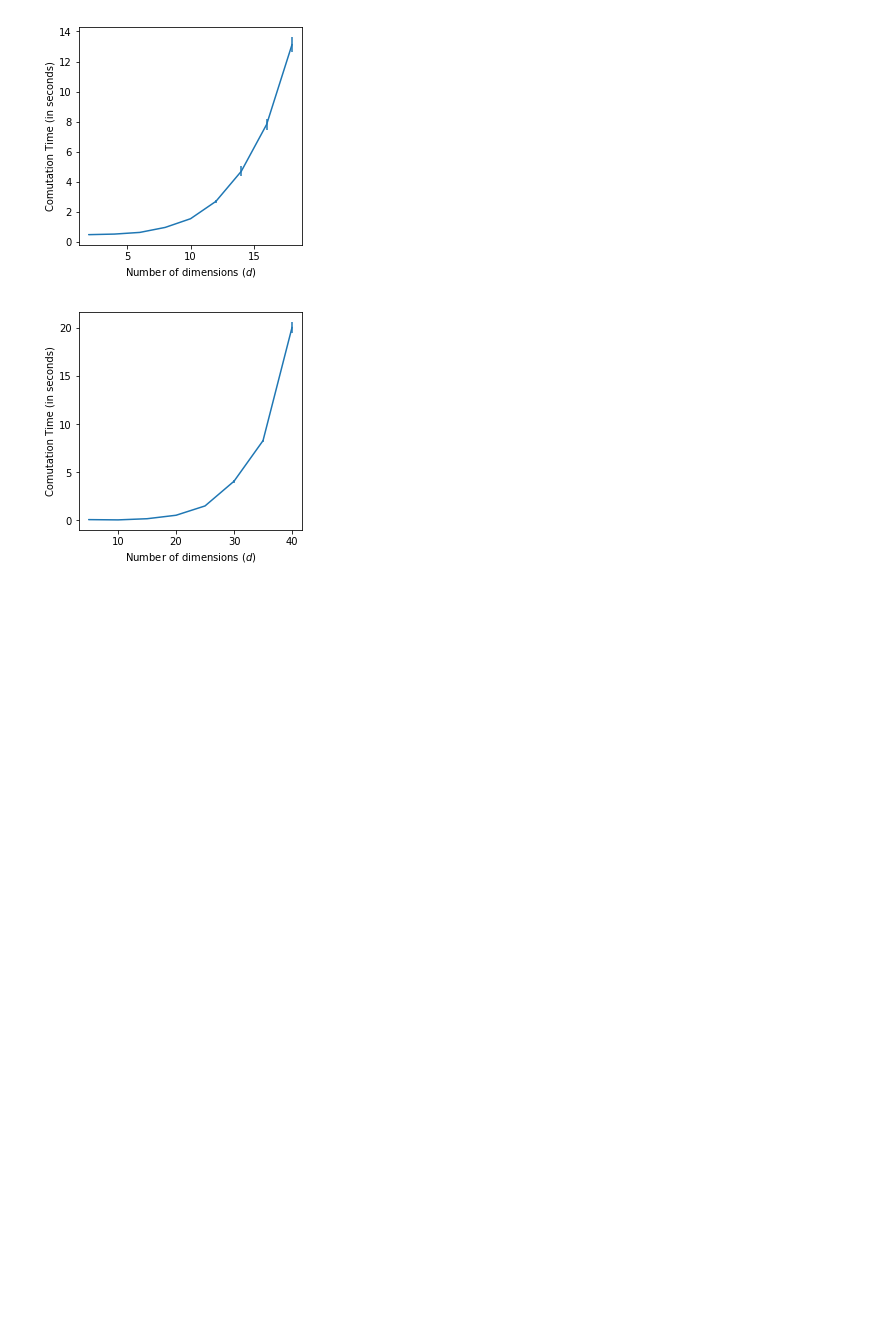
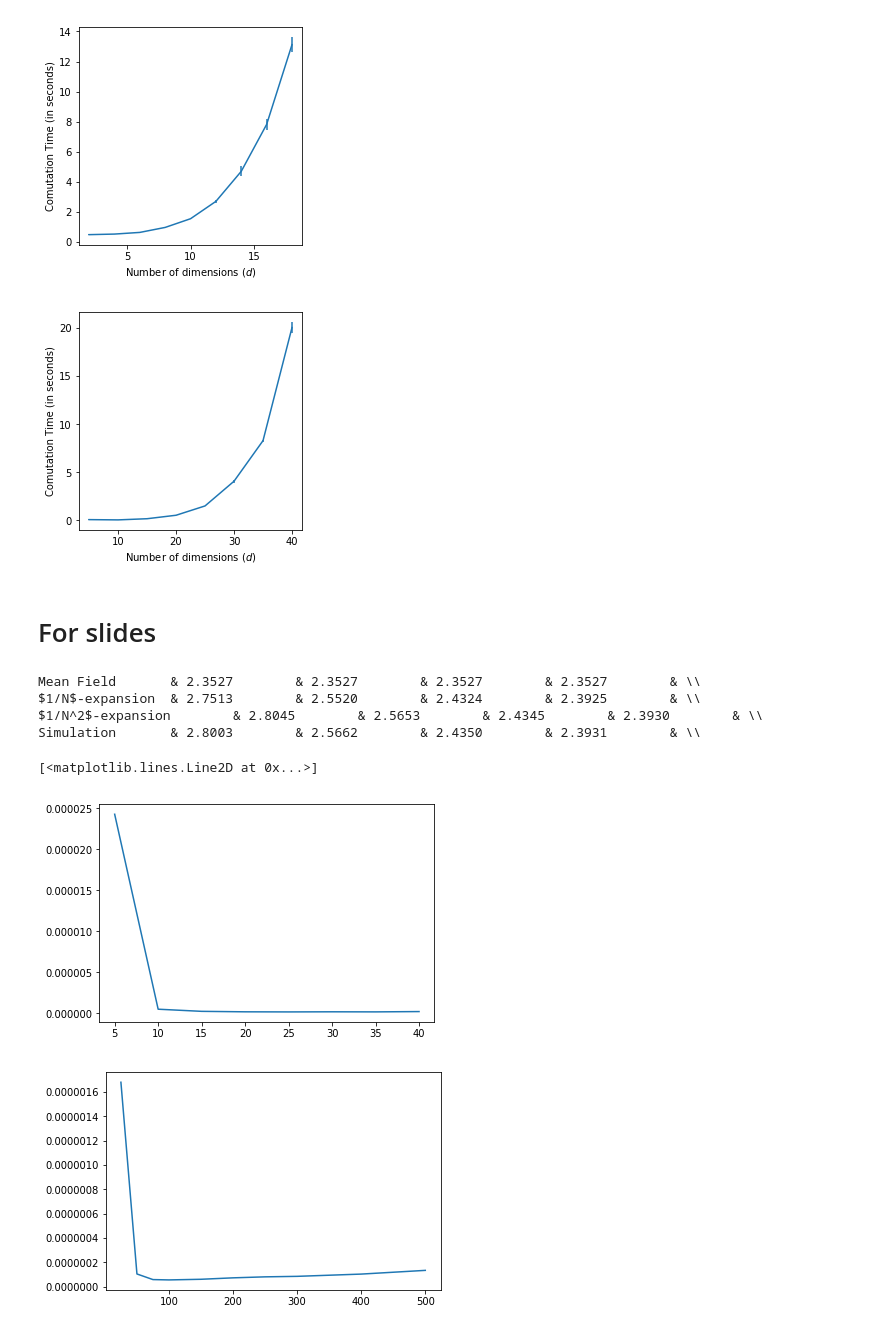
Before and after one commit to ngast/sizeExpansionMeanField, a Jupyter notebook: simulations/Example2_supermarketModel.ipynb, the cells around one changed output. Drawn from its saved outputs; the diff is of its cells as text; code cells hidden in the pictures; blank space fills up the shorter version.

Commit message:
First version of slides

```diff
--- a/simulations/Example2_supermarketModel.ipynb
+++ b/simulations/Example2_supermarketModel.ipynb
@@ -233,3 +233,34 @@ f=plotAverageTime(2,False)
 [figure]
 [figure]
 [figure]
+# %% [markdown]
+# For slides
+# %%
+for rho in [0.9]:
+    for d in [2]:
+        model = supermarketModel(20,rho,d)
+        model.setInitialNumberOfJobs(1)
+        X,V,A,_ = model.meanFieldExpansionSteadyState(order=2)
+        simus=[sum(np.mean(jsqSimu.loadAllSteadyStateSimu(rho=rho,d=d,N=N),0)) for N in [10,20,50,100]]
+        mf = [sum(X) for N in [10,20,50,100]]
+        ref = [sum(X+V/N) for N in [10,20,50,100]]
+        refRef = [sum(X+V/N+A/N**2) for N in [10,20,50,100]]
+        for (name,values) in [('Mean Field',mf),('$1/N$-expansion',ref),('$1/N^2$-expansion',refRef),('Simulation',simus)]:
+            print(name, end='\t & ')
+            for x in values: print('{:.4f}'.format(x),end='\t & ');
+            print('\\\\')
+# %% [output]
+Mean Field       & 2.3527        & 2.3527        & 2.3527        & 2.3527        & \\
+$1/N$-expansion  & 2.7513        & 2.5520        & 2.4324        & 2.3925        & \\
+$1/N^2$-expansion        & 2.8045        & 2.5653        & 2.4345        & 2.3930        & \\
+Simulation       & 2.8003        & 2.5662        & 2.4350        & 2.3931        & \\
+# %%
+x,y,e=averageTimes(2,isTransient=False)
+plt.plot(x,y/x**5)
+plt.figure()
+x,y,e=averageTimes(1,isTransient=False)
+plt.plot(x,y/x**3)
+# %% [output]
+[<matplotlib.lines.Line2D at 0x...>]
+[figure, added]
+[figure, added]
```
Also changed, not shown: parts of 1 cell of this notebook, 6 other files.
